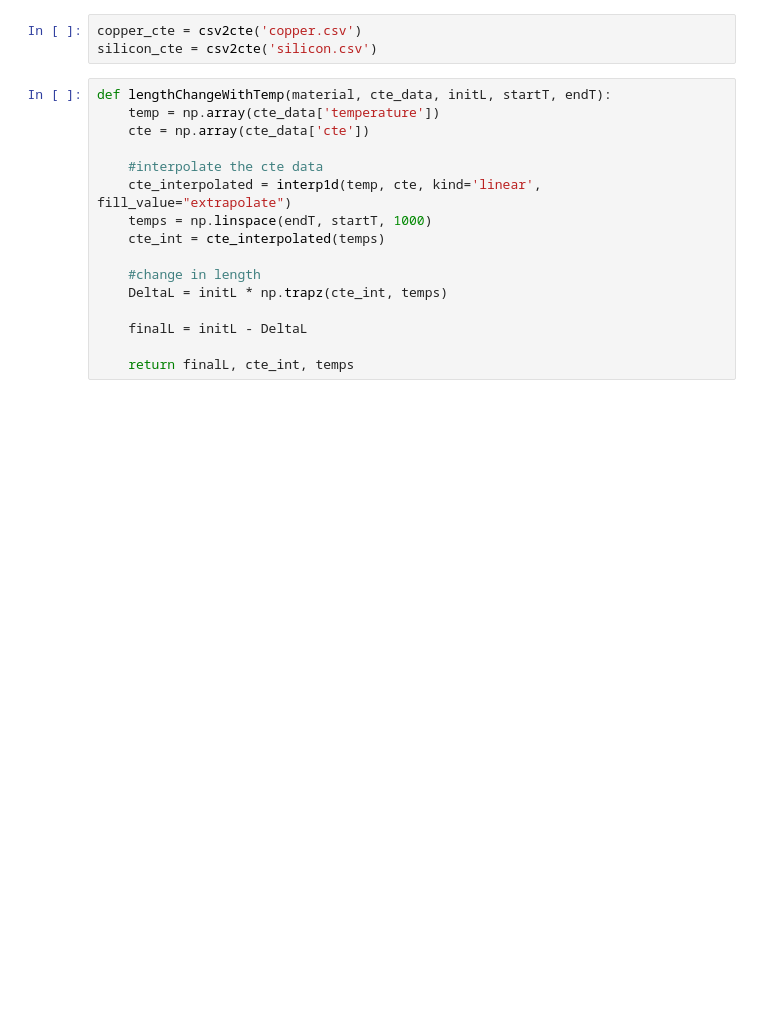
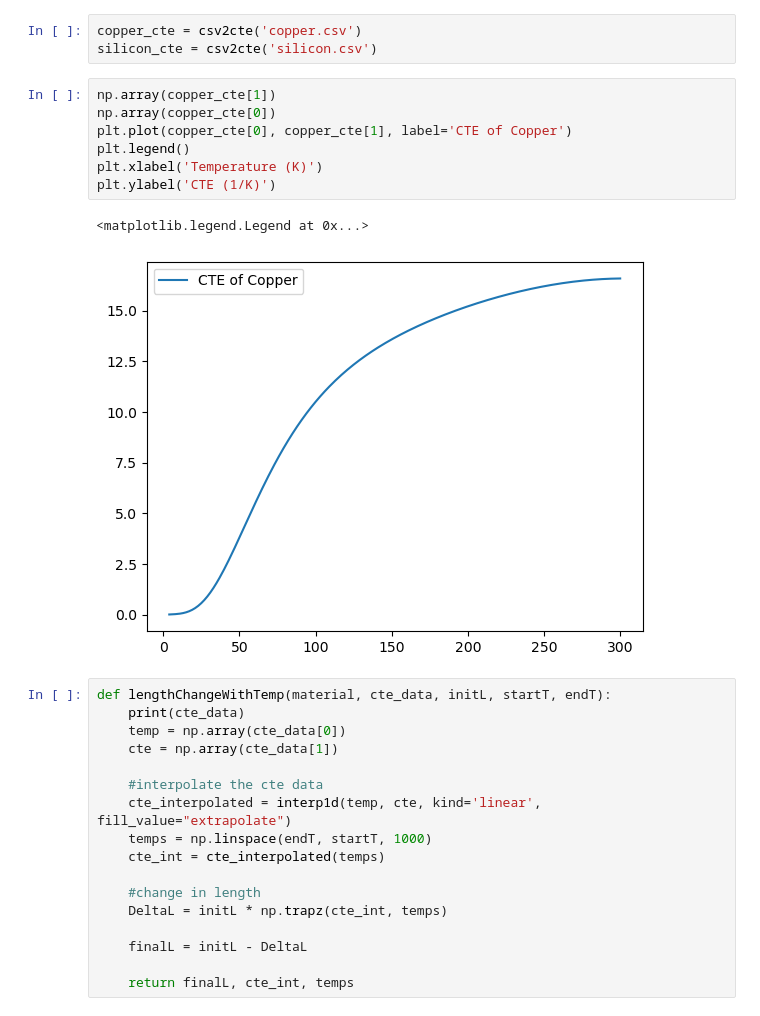
Before and after one commit to rw588/ETH-Simulations, a Jupyter notebook: TempCoeff/tempCoeff.ipynb, the cells around one changed output. Saved outputs shown, nothing was run; the diff lists cells and outputs as text; blank space fills up the shorter version.

```diff
--- a/TempCoeff/tempCoeff.ipynb
+++ b/TempCoeff/tempCoeff.ipynb
@@ -41,10 +109,21 @@ def csv2cte(filepath):
 # %%
 copper_cte = csv2cte('copper.csv')
 silicon_cte = csv2cte('silicon.csv')
+# %%
+np.array(copper_cte[1])
+np.array(copper_cte[0])
+plt.plot(copper_cte[0], copper_cte[1], label='CTE of Copper')
+plt.legend()
+plt.xlabel('Temperature (K)')
+plt.ylabel('CTE (1/K)')
+# %% [output]
+<matplotlib.legend.Legend at 0x...>
+[figure, added]
 # %%
 def lengthChangeWithTemp(material, cte_data, initL, startT, endT):
-    temp = np.array(cte_data['temperature'])
-    cte = np.array(cte_data['cte'])
+    print(cte_data)
+    temp = np.array(cte_data[0])
+    cte = np.array(cte_data[1])
 
     #interpolate the cte data
     cte_interpolated = interp1d(temp, cte, kind='linear', fill_value="extrapolate")
```
Also changed, not shown: parts of 6 cells of this notebook.
